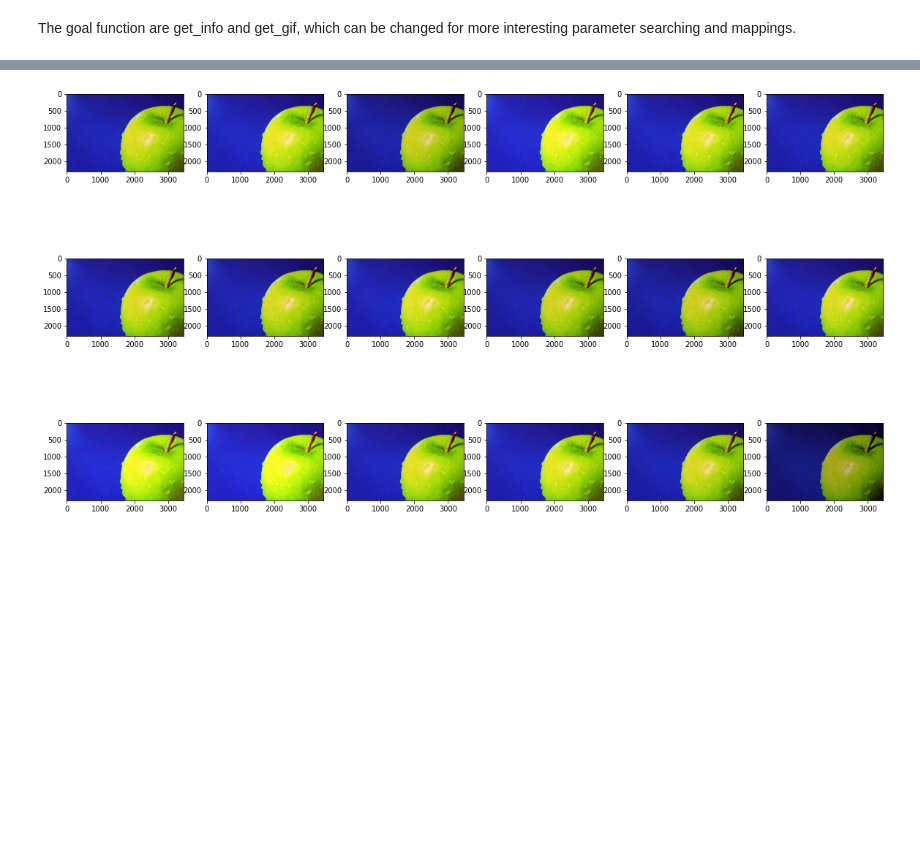
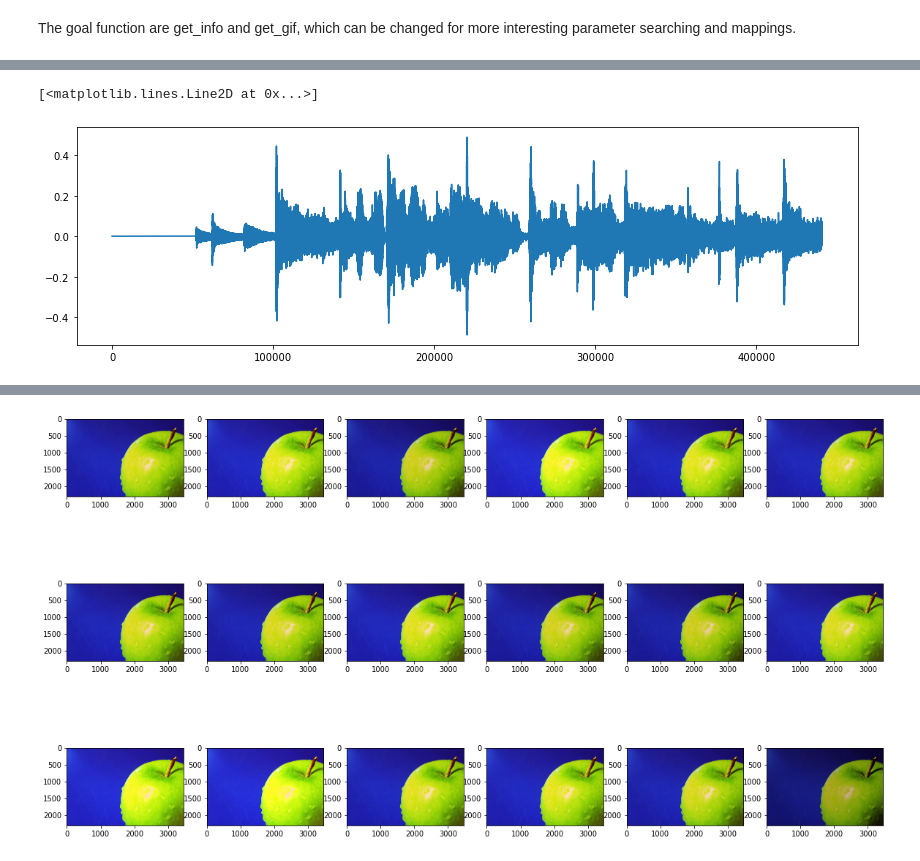
Before and after one commit to DeterjoSimon/AudioImagers, a Jupyter notebook: General_pipeline.ipynb, the cells around one changed output, grey strips where cells are left out. Saved outputs shown, nothing was run; the diff lists cells and outputs as text; code cells hidden in the pictures; blank space fills up the shorter version.

```diff
--- a/General_pipeline.ipynb
+++ b/General_pipeline.ipynb
@@ -22,0 +19,9 @@ Audio(audio, rate=sr)
+# %%
+# take a look at the audio
+audio_name = "data/Patti Austin - Thats Enough For Me.wav"
+#audio_name = "data/snd.wav"
+audio, sr = librosa.load(audio_name, sr=None)
+if len(audio.shape) > 1: # if stereo, use only the left channel
+    audio = audio.T[0]
+audio = audio[0:10*sr] # keep max 10s of the audio
+Audio(audio, rate=sr)
@@ -52,0 +128,5 @@ frames = get_info(audio_name, 0.5)
+# %%
+plt.plot(audio)
+# %% [output]
+[<matplotlib.lines.Line2D at 0x...>]
+[figure, added]
```
Also changed, not shown: parts of 16 cells of this notebook.
